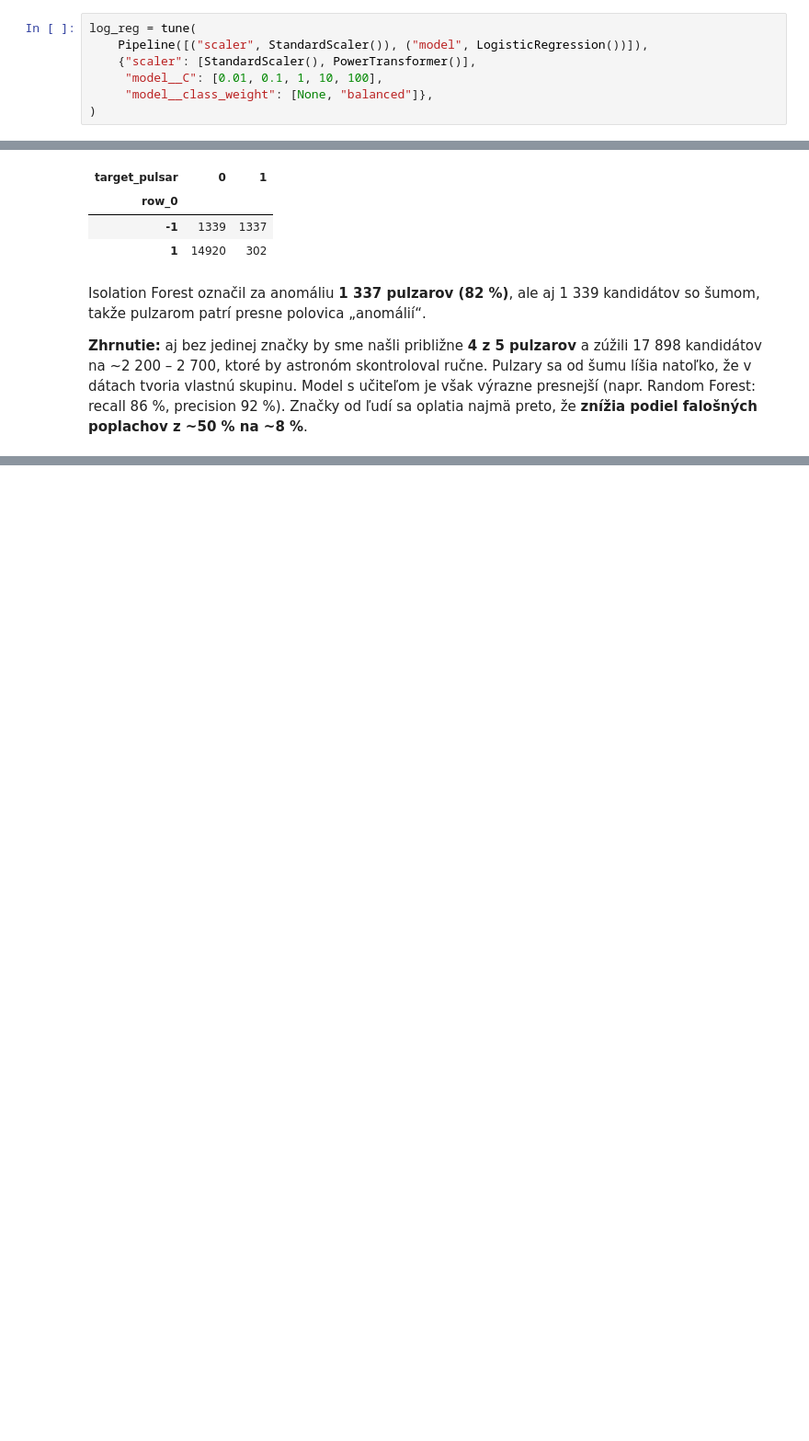
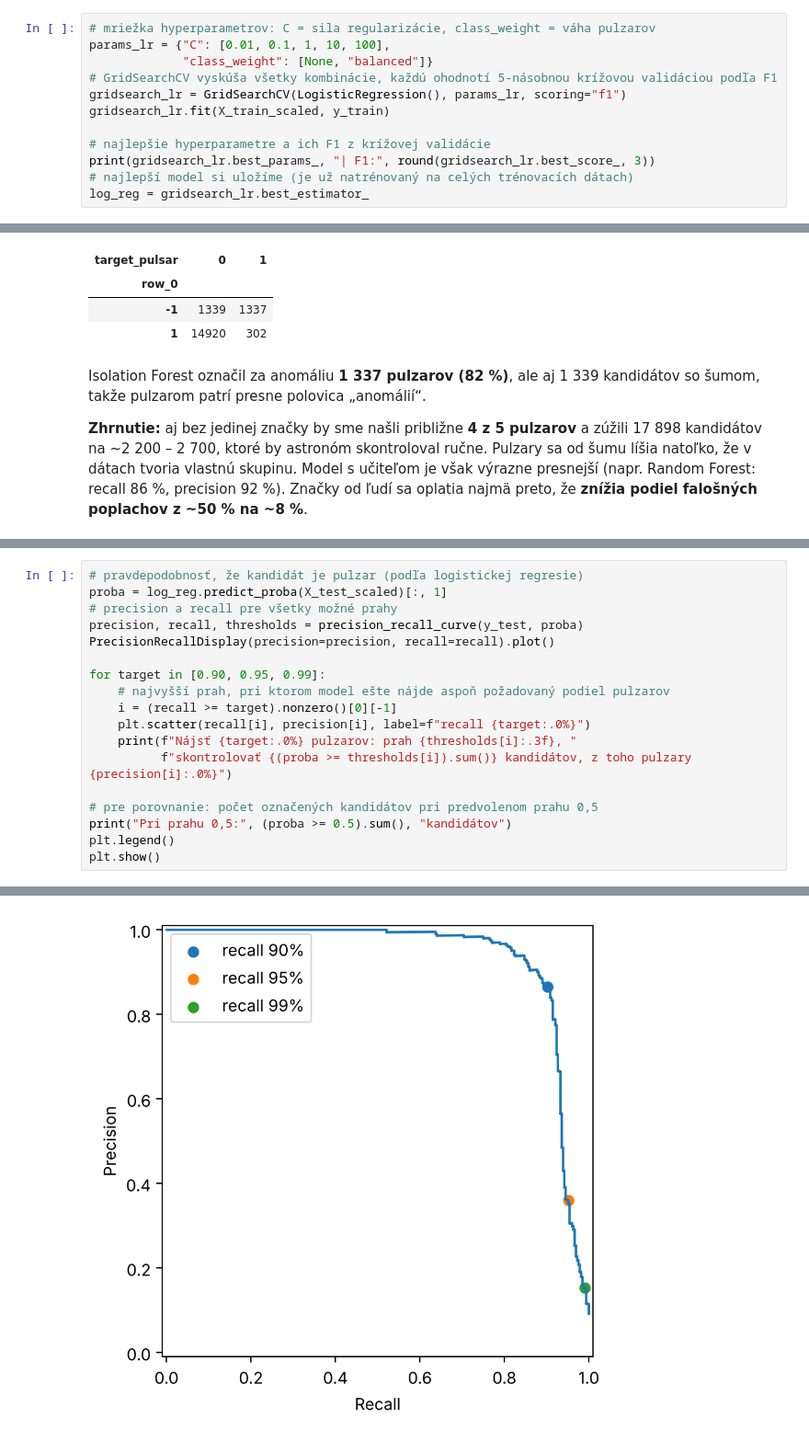
Before and after one commit to SimonaBednarikova/ML_pulsar_projekt_S1_r1, a Jupyter notebook: pulzary_projekt.ipynb, the cells around one changed output, grey strips where cells are left out. Shown at 92% size. Cells and saved outputs as stored; diff of their text form; blank space fills up the shorter version.

```diff
--- a/pulzary_projekt.ipynb
+++ b/pulzary_projekt.ipynb
@@ -431,10 +444,15 @@ oddeliteľné aj jednou premennou, preto čakáme dobrý výsledok už od lineá
 * `C`: sila regularizácie (malé C = silnejšia regularizácia, jednoduchší model).
 * `class_weight`: či zvýšiť váhu pulzarov.
 # %%
-log_reg = tune(
-    Pipeline([("scaler", StandardScaler()), ("model", LogisticRegression())]),
-    {"scaler": [StandardScaler(), PowerTransformer()],
-     "model__C": [0.01, 0.1, 1, 10, 100],
-     "model__class_weight": [None, "balanced"]},
-)
+# mriežka hyperparametrov: C = sila regularizácie, class_weight = váha pulzarov
+params_lr = {"C": [0.01, 0.1, 1, 10, 100],
+             "class_weight": [None, "balanced"]}
+# GridSearchCV vyskúša všetky kombinácie, každú ohodnotí 5-násobnou krížovou validáciou podľa F1
+gridsearch_lr = GridSearchCV(LogisticRegression(), params_lr, scoring="f1")
+gridsearch_lr.fit(X_train_scaled, y_train)
+
+# najlepšie hyperparametre a ich F1 z krížovej validácie
+print(gridsearch_lr.best_params_, "| F1:", round(gridsearch_lr.best_score_, 3))
+# najlepší model si uložíme (je už natrénovaný na celých trénovacích dátach)
+log_reg = gridsearch_lr.best_estimator_
 # %% [output]
@@ -682,0 +692,19 @@ Isolation Forest označil za anomáliu **1 337 pulzarov (82 %)**, ale aj 1 339 k
+# %%
+# pravdepodobnosť, že kandidát je pulzar (podľa logistickej regresie)
+proba = log_reg.predict_proba(X_test_scaled)[:, 1]
+# precision a recall pre všetky možné prahy
+precision, recall, thresholds = precision_recall_curve(y_test, proba)
+PrecisionRecallDisplay(precision=precision, recall=recall).plot()
+
+for target in [0.90, 0.95, 0.99]:
+    # najvyšší prah, pri ktorom model ešte nájde aspoň požadovaný podiel pulzarov
+    i = (recall >= target).nonzero()[0][-1]
+    plt.scatter(recall[i], precision[i], label=f"recall {target:.0%}")
+    print(f"Nájsť {target:.0%} pulzarov: prah {thresholds[i]:.3f}, "
+          f"skontrolovať {(proba >= thresholds[i]).sum()} kandidátov, z toho pulzary {precision[i]:.0%}")
+
+# pre porovnanie: počet označených kandidátov pri predvolenom prahu 0,5
+print("Pri prahu 0,5:", (proba >= 0.5).sum(), "kandidátov")
+plt.legend()
+plt.show()
+# %% [output]
@@ -682,0 +715 @@ Isolation Forest označil za anomáliu **1 337 pulzarov (82 %)**, ale aj 1 339 k
+[figure, added]
```
Also changed, not shown: parts of 45 cells of this notebook.
